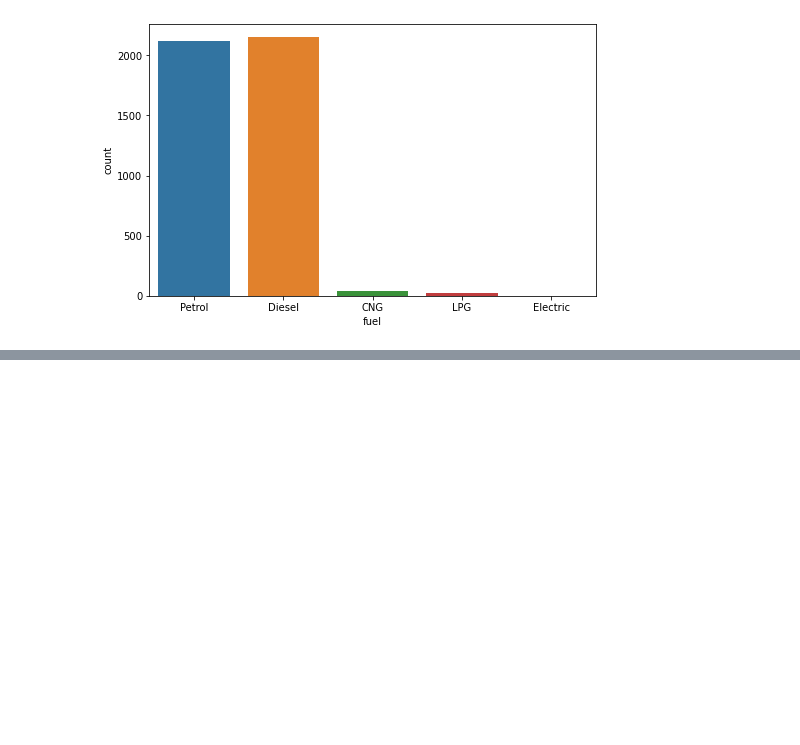
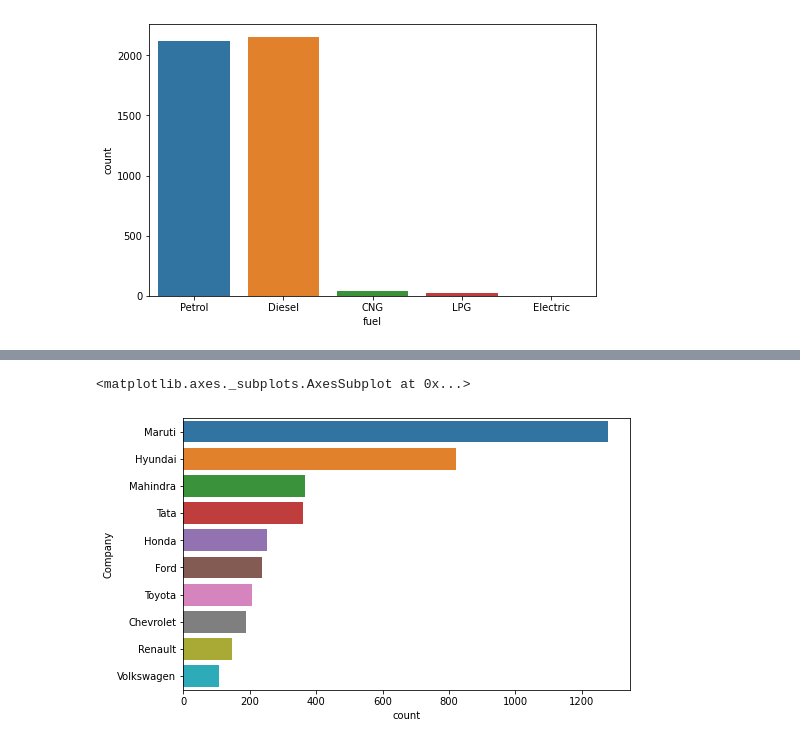
Before and after one commit to ghanalk1/Car-Price-Prediction-Car-Dekho-, a Jupyter notebook: Linear_Regression_(Car_Dekho).ipynb, the cells around one changed output, grey strips where cells are left out. Saved outputs shown, nothing was run; the diff lists cells and outputs as text; code cells hidden in the pictures; blank space fills up the shorter version.

```diff
--- a/Linear_Regression_(Car_Dekho).ipynb
+++ b/Linear_Regression_(Car_Dekho).ipynb
@@ -211,0 +238,9 @@ sns.countplot(data=auto, x='fuel')
+# %%
+# most listed car maker
+plt.figure(figsize=[8,5])
+maker = auto.groupby('Company')['name'].count().reset_index()
+maker.columns = ['Company', 'count']
+sns.barplot(data=maker.sort_values(by='count', ascending=False)[:10], y='Company', x='count')
+# %% [output]
+<matplotlib.axes._subplots.AxesSubplot at 0x...>
+[figure, added]
```
Also changed, not shown: parts of 17 cells of this notebook.
